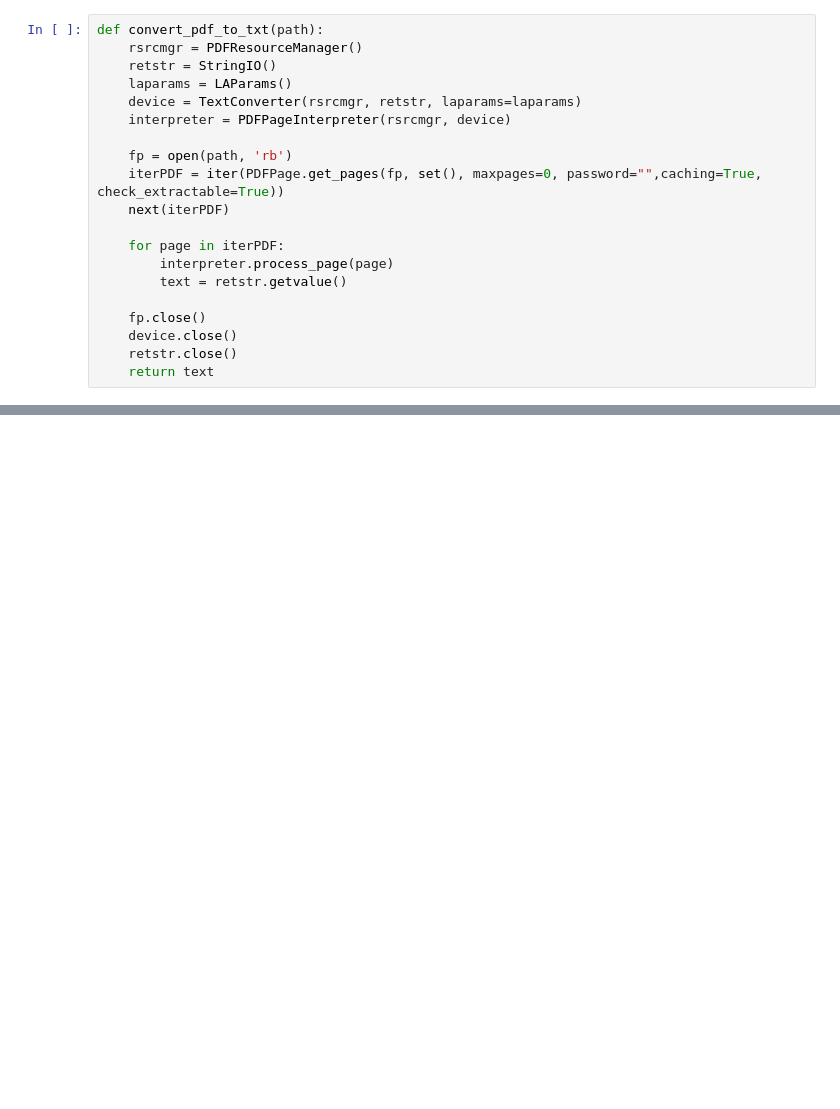
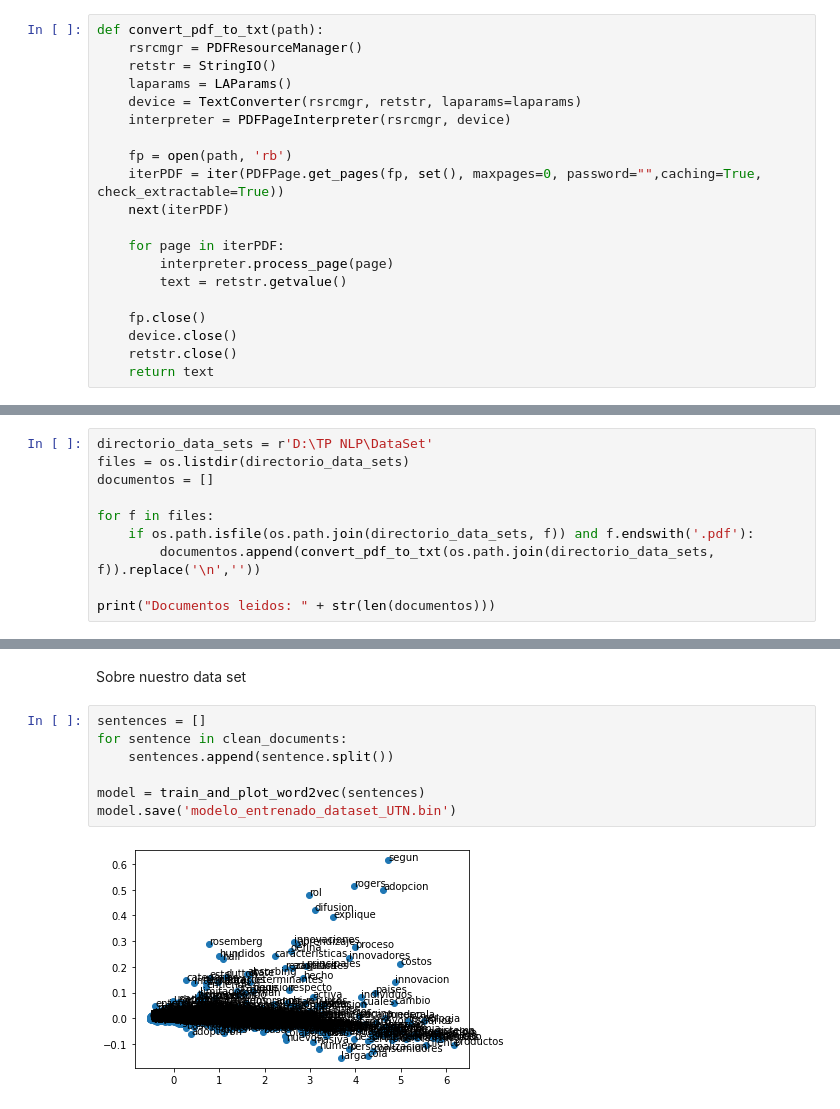
Before and after one commit to lguerberg/academic-plagiarism-detector, a Jupyter notebook: word2vec_training.ipynb, the cells around one changed output, grey strips where cells are left out. Cells and saved outputs as stored; diff of their text form; blank space fills up the shorter version.

```diff
--- a/word2vec_training.ipynb
+++ b/word2vec_training.ipynb
@@ -47,0 +37,10 @@ Preprocesar texto
+# %%
+directorio_data_sets = r'D:\TP NLP\DataSet'
+files = os.listdir(directorio_data_sets)
+documentos = []
+
+for f in files:
+    if os.path.isfile(os.path.join(directorio_data_sets, f)) and f.endswith('.pdf'):
+        documentos.append(convert_pdf_to_txt(os.path.join(directorio_data_sets, f)).replace('\n',''))
+
+print("Documentos leidos: " + str(len(documentos)))
@@ -196,0 +127,11 @@ df_plagios.to_csv("plagios.csv")
+# %% [markdown]
+Sobre nuestro data set
+# %%
+sentences = []
+for sentence in clean_documents:
+    sentences.append(sentence.split())
+
+model = train_and_plot_word2vec(sentences)
+model.save('modelo_entrenado_dataset_UTN.bin')
+# %% [output]
+[figure, added]
```
Also changed, not shown: parts of 37 cells of this notebook.
